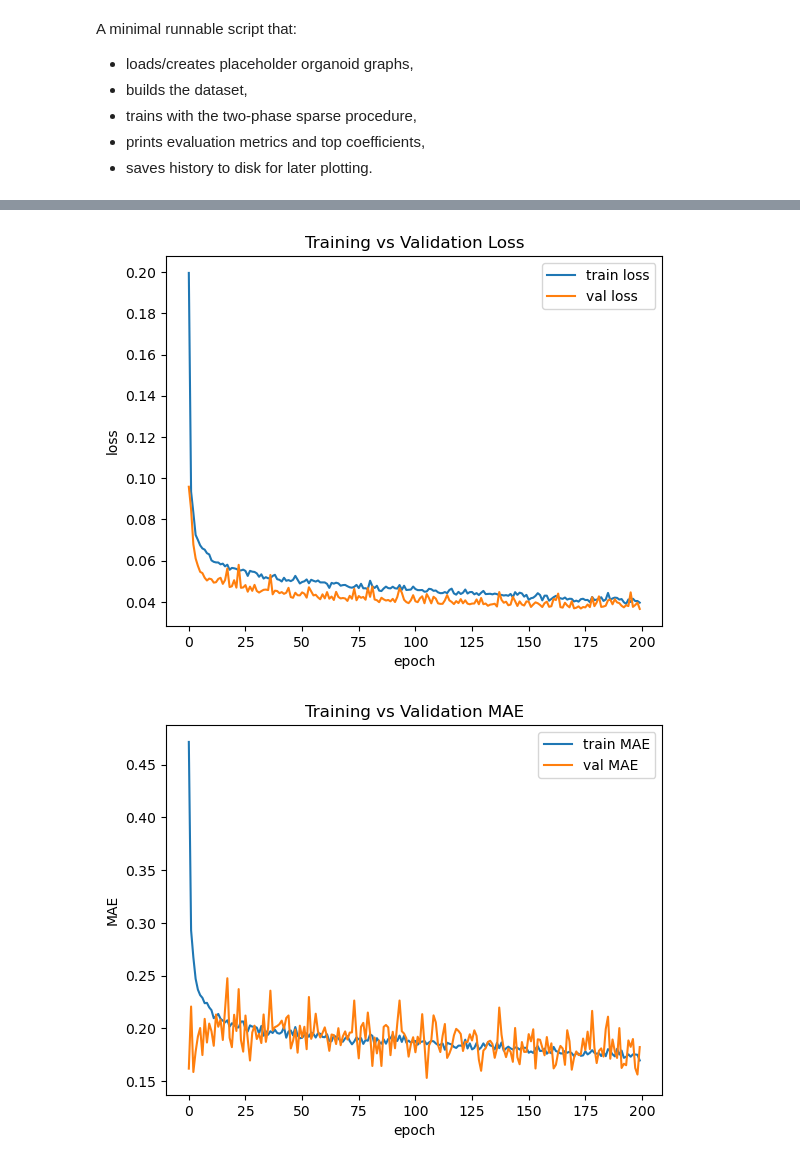
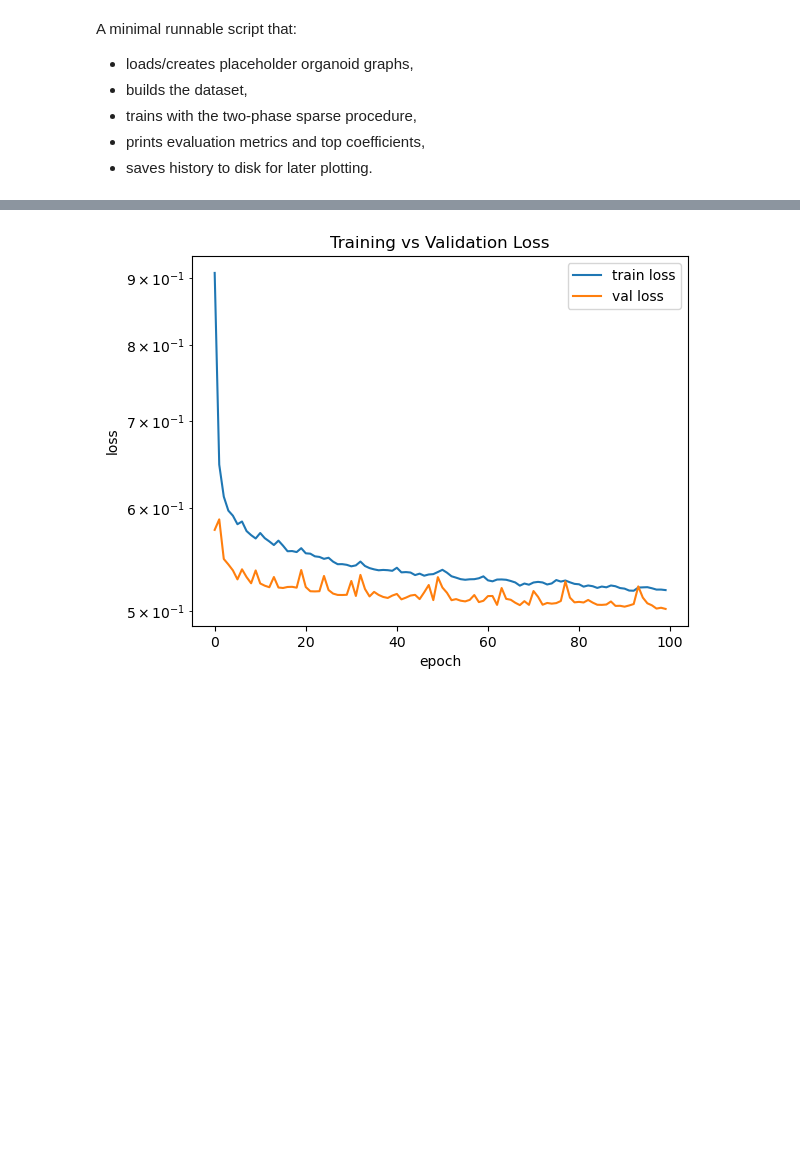
Before and after one commit to fskovbo/organoid_GNN, a Jupyter notebook: run_training_simple.ipynb, the cells around one changed output, grey strips where cells are left out. Cells and saved outputs as stored; diff of their text form; code cells hidden in the pictures; blank space fills up the shorter version.

```diff
--- a/run_training_simple.ipynb
+++ b/run_training_simple.ipynb
@@ -48,7 +48,7 @@ for g in graphs:
     complexities.append(v)
 
 complexities = np.asarray(complexities, dtype=float)
-mask_keep = np.isfinite(complexities) & (complexities >= 1.0)
+mask_keep = np.isfinite(complexities) & (complexities >= -1.0)
 
 kept_graphs    = [g for g, m in zip(graphs, mask_keep) if m]
 dropped_graphs = [g for g, m in zip(graphs, mask_keep) if not m]
@@ -69,28 +130,36 @@ Split -> train: 433 | val: 108
 # %%
-
-# for g in g_train: add_two_hop_edges_inplace(g, include_self_loops=False, keep_one_hop=True)
-# for g in g_val:   add_two_hop_edges_inplace(g, include_self_loops=False, keep_one_hop=True)
+num_layers = 3
+# num_hops   = num_layers
+# ego_train  = build_ego_dataset(
+#     g_train,
+#     num_hops=num_hops,
+#     max_centers_per_graph=None,  # e.g. 80 random centers per organoid
+#     seed=0,
+# )
 # %%
 
 # Build the model
 n_markers = int(g_train[0].x.size(1))
 model = PureSAGECurvature(
     n_markers=n_markers,
-    hidden_dim=128,
-    num_layers=4,
-    dropout=0.1,      # ← important for LBFGS
+    hidden_dim=2*64,
+    num_layers=num_layers,
+    dropout=0.1,
     residual=True,
-    norm='layer'      # ← LayerNorm plays nicely with eval closures
+    norm='batch'
 )
 
+
+
 cfg = TrainConfig(
-    lr=5e-4,          # not used by LBFGS; keep for consistency/logging
-    batch_size=8,
-    max_epochs=200,   # not used by LBFGS; we use outer_steps instead
-    patience=200,
+    lr=1e-3,
+    batch_size=128,
+    max_epochs=100,
+    patience=30,
     huber_delta=1.0,
-    lambda_calib=0.2,     # try 0.05–0.5
-    calib_mode="corr"     # or "cov"
+    lambda_calib=0,
+    calib_mode="corr",
+    num_workers=4,
 )
 # %%
 
@@ -126,39 +195,32 @@ epoch 200 | train loss 0.0396 mae 0.1696 | val loss 0.0366 mae 0.1823
 # %%
 import json, os
 import matplotlib.pyplot as plt
 
 def _load_history_fallback():
     path = "artifacts/history.json"
     if os.path.exists(path):
         with open(path, "r") as f:
             return json.load(f)
     return None
 
 # Use in-memory 'history' if present; else load from disk
 try:
     _hist = history
 except NameError:
     _hist = _load_history_fallback()
 
 if _hist is None:
     print("No history found. Define a `history` dict or save it to artifacts/history.json.")
 else:
     # Loss
     plt.figure()
     plt.plot(_hist.get("train_loss", []), label="train loss")
     plt.plot(_hist.get("val_loss", []), label="val loss")
+    plt.yscale('log')
     plt.xlabel("epoch"); plt.ylabel("loss"); plt.title("Training vs Validation Loss")
     plt.legend(); plt.show()
-
-    # MAE
-    plt.figure()
-    plt.plot(_hist.get("train_mae", []), label="train MAE")
-    plt.plot(_hist.get("val_mae", []), label="val MAE")
-    plt.xlabel("epoch"); plt.ylabel("MAE"); plt.title("Training vs Validation MAE")
-    plt.legend(); plt.show()
 # %% [output]
-[figure, old version]
+[figure, new version]
-[figure, removed]
 # %%
 import matplotlib.pyplot as plt
 from analysis_basic import *
```
Also changed, not shown: parts of 13 cells of this notebook, 3 other files.
